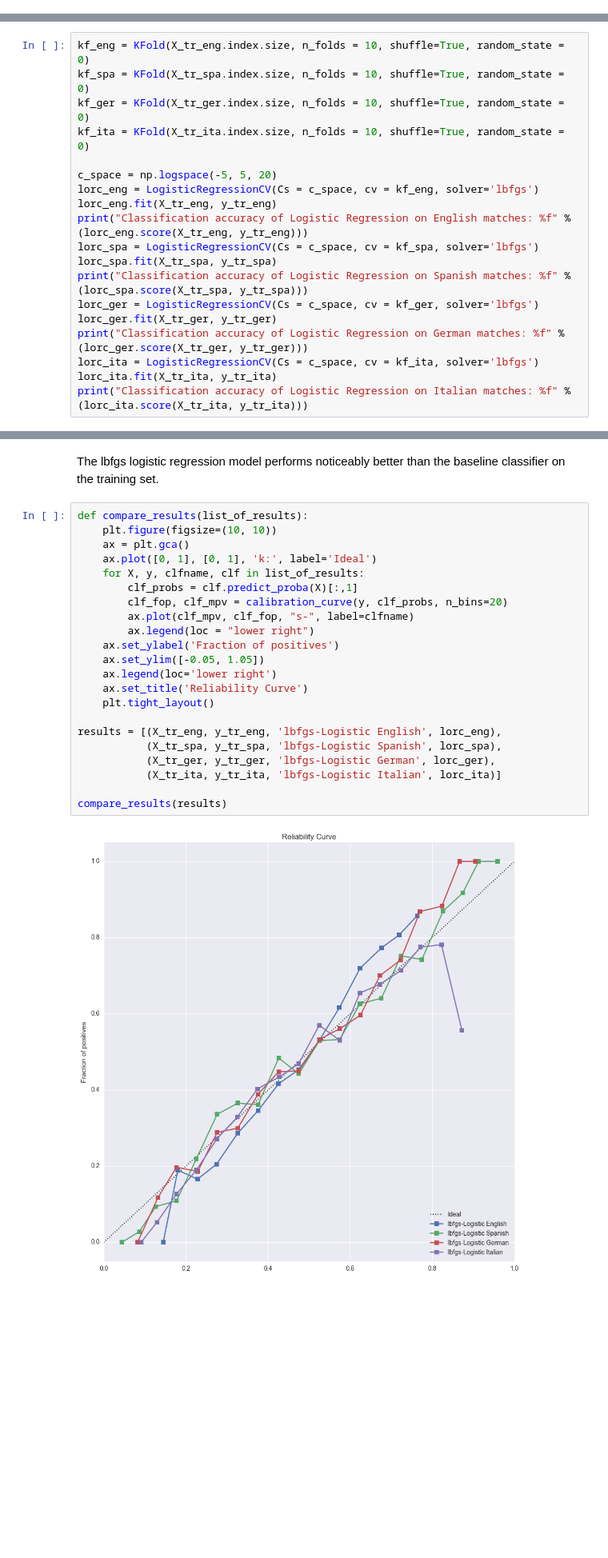
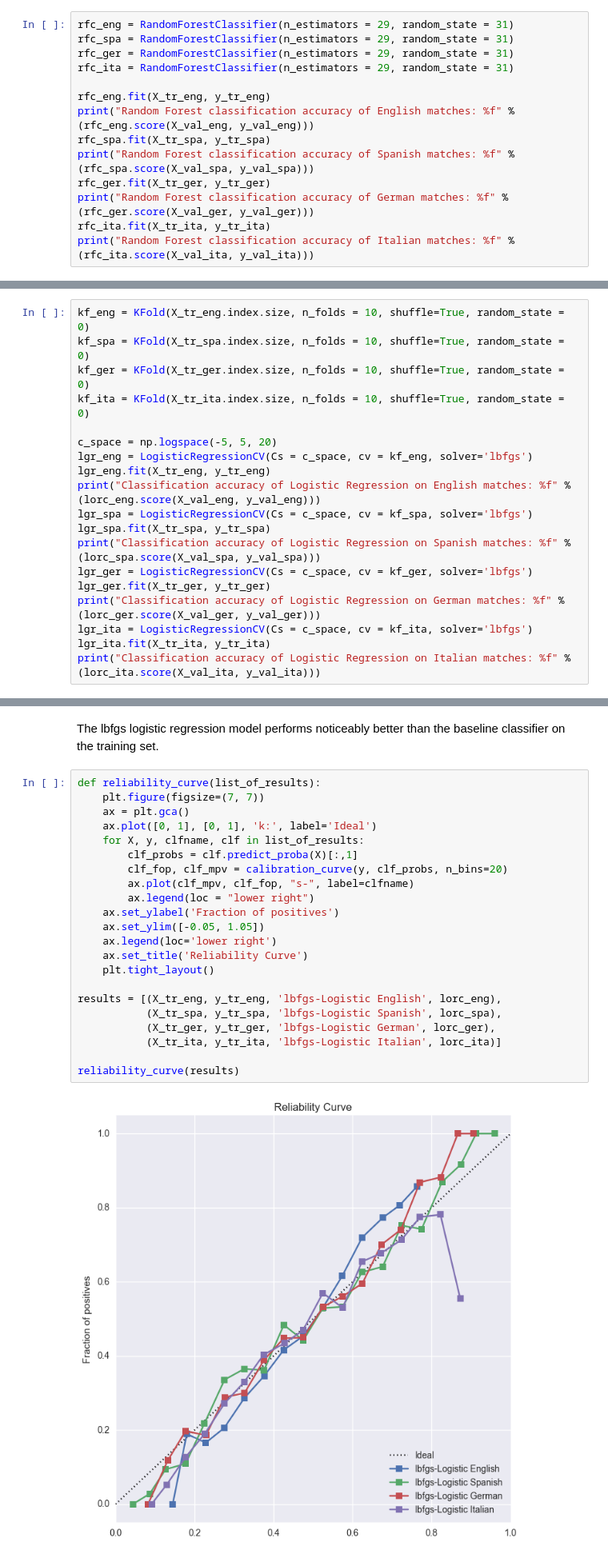
Before and after one commit to darren-geng/European-Soccer-Odds, a Jupyter notebook: European Soccer Odds.ipynb, the cells around one changed output, grey strips where cells are left out. Shown at 80% size. Drawn from its saved outputs; the diff is of its cells as text; blank space fills up the shorter version.

Commit message:
Added RFC, switched back to three-category classification (win/draw/loss vs. win/non-win)

```diff
--- a/European Soccer Odds.ipynb
+++ b/European Soccer Odds.ipynb
@@ -175,0 +174,14 @@ Baseline classification accuracy of Italian matches: 0.534476
+# %%
+rfc_eng = RandomForestClassifier(n_estimators = 29, random_state = 31)
+rfc_spa = RandomForestClassifier(n_estimators = 29, random_state = 31)
+rfc_ger = RandomForestClassifier(n_estimators = 29, random_state = 31)
+rfc_ita = RandomForestClassifier(n_estimators = 29, random_state = 31)
+
+rfc_eng.fit(X_tr_eng, y_tr_eng)
+print("Random Forest classification accuracy of English matches: %f" % (rfc_eng.score(X_val_eng, y_val_eng)))
+rfc_spa.fit(X_tr_spa, y_tr_spa)
+print("Random Forest classification accuracy of Spanish matches: %f" % (rfc_spa.score(X_val_spa, y_val_spa)))
+rfc_ger.fit(X_tr_ger, y_tr_ger)
+print("Random Forest classification accuracy of German matches: %f" % (rfc_ger.score(X_val_ger, y_val_ger)))
+rfc_ita.fit(X_tr_ita, y_tr_ita)
+print("Random Forest classification accuracy of Italian matches: %f" % (rfc_ita.score(X_val_ita, y_val_ita)))
@@ -180,16 +214,16 @@ kf_ger = KFold(X_tr_ger.index.size, n_folds = 10, shuffle=True, random_state = 0
 kf_ita = KFold(X_tr_ita.index.size, n_folds = 10, shuffle=True, random_state = 0)
 
 c_space = np.logspace(-5, 5, 20)
-lorc_eng = LogisticRegressionCV(Cs = c_space, cv = kf_eng, solver='lbfgs')
-lorc_eng.fit(X_tr_eng, y_tr_eng)
-print("Classification accuracy of Logistic Regression on English matches: %f" % (lorc_eng.score(X_tr_eng, y_tr_eng)))
-lorc_spa = LogisticRegressionCV(Cs = c_space, cv = kf_spa, solver='lbfgs')
-lorc_spa.fit(X_tr_spa, y_tr_spa)
-print("Classification accuracy of Logistic Regression on Spanish matches: %f" % (lorc_spa.score(X_tr_spa, y_tr_spa)))
-lorc_ger = LogisticRegressionCV(Cs = c_space, cv = kf_ger, solver='lbfgs')
-lorc_ger.fit(X_tr_ger, y_tr_ger)
-print("Classification accuracy of Logistic Regression on German matches: %f" % (lorc_ger.score(X_tr_ger, y_tr_ger)))
-lorc_ita = LogisticRegressionCV(Cs = c_space, cv = kf_ita, solver='lbfgs')
-lorc_ita.fit(X_tr_ita, y_tr_ita)
-print("Classification accuracy of Logistic Regression on Italian matches: %f" % (lorc_ita.score(X_tr_ita, y_tr_ita)))
+lgr_eng = LogisticRegressionCV(Cs = c_space, cv = kf_eng, solver='lbfgs')
+lgr_eng.fit(X_tr_eng, y_tr_eng)
+print("Classification accuracy of Logistic Regression on English matches: %f" % (lorc_eng.score(X_val_eng, y_val_eng)))
+lgr_spa = LogisticRegressionCV(Cs = c_space, cv = kf_spa, solver='lbfgs')
+lgr_spa.fit(X_tr_spa, y_tr_spa)
+print("Classification accuracy of Logistic Regression on Spanish matches: %f" % (lorc_spa.score(X_val_spa, y_val_spa)))
+lgr_ger = LogisticRegressionCV(Cs = c_space, cv = kf_ger, solver='lbfgs')
+lgr_ger.fit(X_tr_ger, y_tr_ger)
+print("Classification accuracy of Logistic Regression on German matches: %f" % (lorc_ger.score(X_val_ger, y_val_ger)))
+lgr_ita = LogisticRegressionCV(Cs = c_space, cv = kf_ita, solver='lbfgs')
+lgr_ita.fit(X_tr_ita, y_tr_ita)
+print("Classification accuracy of Logistic Regression on Italian matches: %f" % (lorc_ita.score(X_val_ita, y_val_ita)))
 # %% [output]
@@ -200,26 +234,26 @@ Classification accuracy of Logistic Regression on Italian matches: 0.645385
 # %% [markdown]
 The lbfgs logistic regression model performs noticeably better than the baseline classifier on the training set.
 # %%
-def compare_results(list_of_results):
-    plt.figure(figsize=(10, 10))
+def reliability_curve(list_of_results):
+    plt.figure(figsize=(7, 7))
     ax = plt.gca()
     ax.plot([0, 1], [0, 1], 'k:', label='Ideal')
     for X, y, clfname, clf in list_of_results:
         clf_probs = clf.predict_proba(X)[:,1]
         clf_fop, clf_mpv = calibration_curve(y, clf_probs, n_bins=20)
         ax.plot(clf_mpv, clf_fop, "s-", label=clfname)
         ax.legend(loc = "lower right")
     ax.set_ylabel('Fraction of positives')
     ax.set_ylim([-0.05, 1.05])
     ax.legend(loc='lower right')
     ax.set_title('Reliability Curve')
     plt.tight_layout()
 
 results = [(X_tr_eng, y_tr_eng, 'lbfgs-Logistic English', lorc_eng),
            (X_tr_spa, y_tr_spa, 'lbfgs-Logistic Spanish', lorc_spa),
            (X_tr_ger, y_tr_ger, 'lbfgs-Logistic German', lorc_ger),
            (X_tr_ita, y_tr_ita, 'lbfgs-Logistic Italian', lorc_ita)]
 
-compare_results(results)
+reliability_curve(results)
 # %% [output]
-[figure, old version]
+[figure, new version]
```
Also changed, not shown: parts of 8 cells of this notebook.
